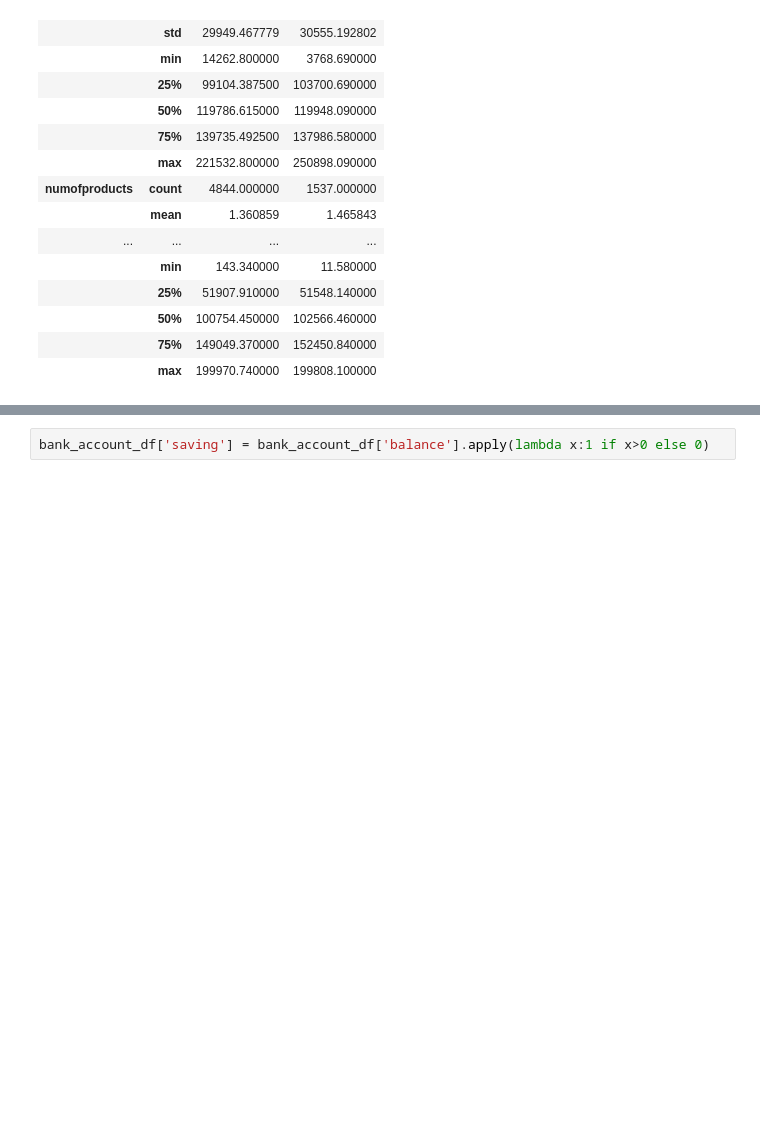
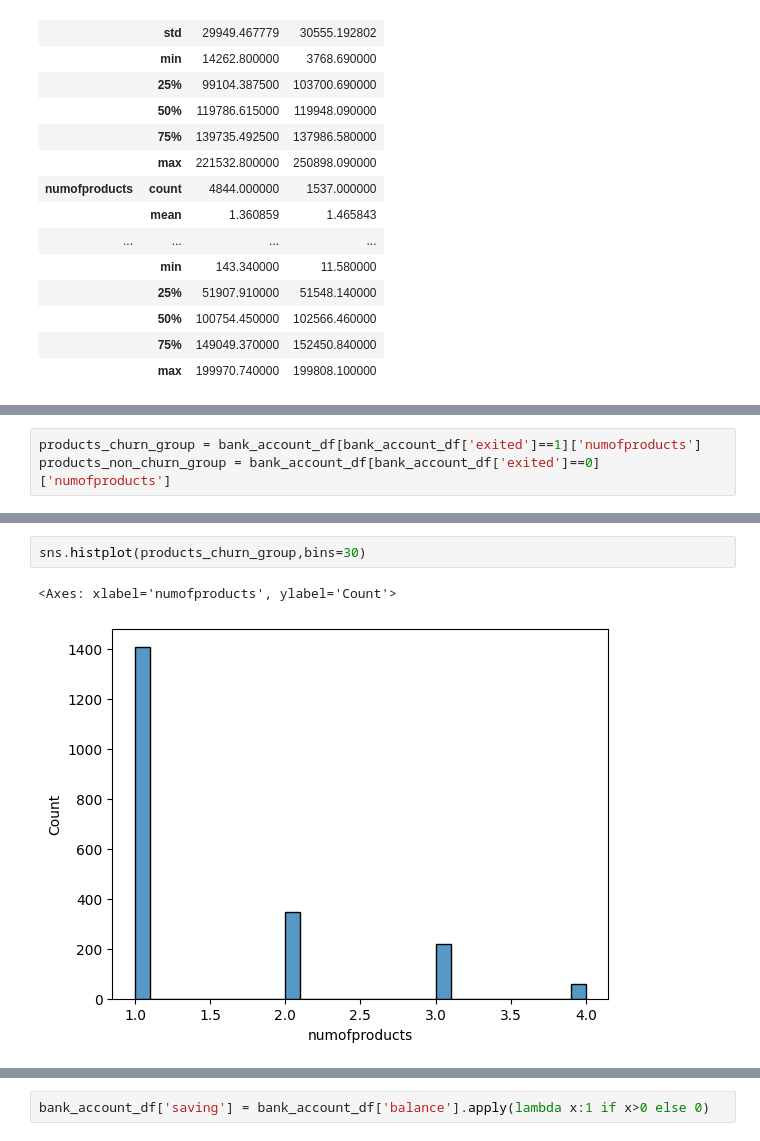
Before and after one commit to shwezin-coder/Bank-Churn-Customer, a Jupyter notebook: bank_churn_analysis.ipynb, the cells around one changed output, grey strips where cells are left out. Saved outputs shown, nothing was run; the diff lists cells and outputs as text; blank space fills up the shorter version.

```diff
--- a/bank_churn_analysis.ipynb
+++ b/bank_churn_analysis.ipynb
@@ -593,0 +622,3 @@ saving_customer_df.groupby('exited').describe().T.style.set_sticky()
+# %%
+products_churn_group = bank_account_df[bank_account_df['exited']==1]['numofproducts']
+products_non_churn_group = bank_account_df[bank_account_df['exited']==0]['numofproducts']
@@ -593,0 +638,5 @@ saving_customer_df.groupby('exited').describe().T.style.set_sticky()
+# %%
+sns.histplot(products_churn_group,bins=30)
+# %% [output]
+<Axes: xlabel='numofproducts', ylabel='Count'>
+[figure, added]
```
Also changed, not shown: parts of 34 cells of this notebook.
